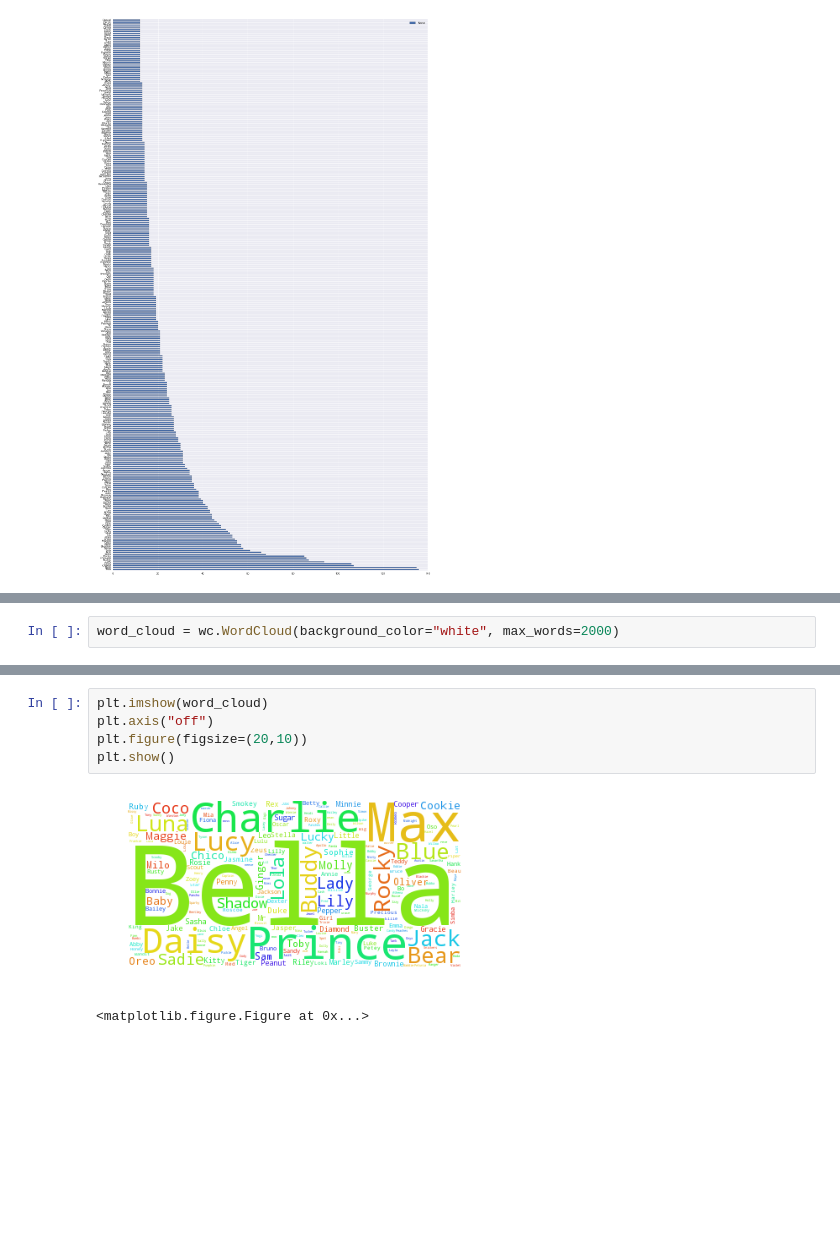
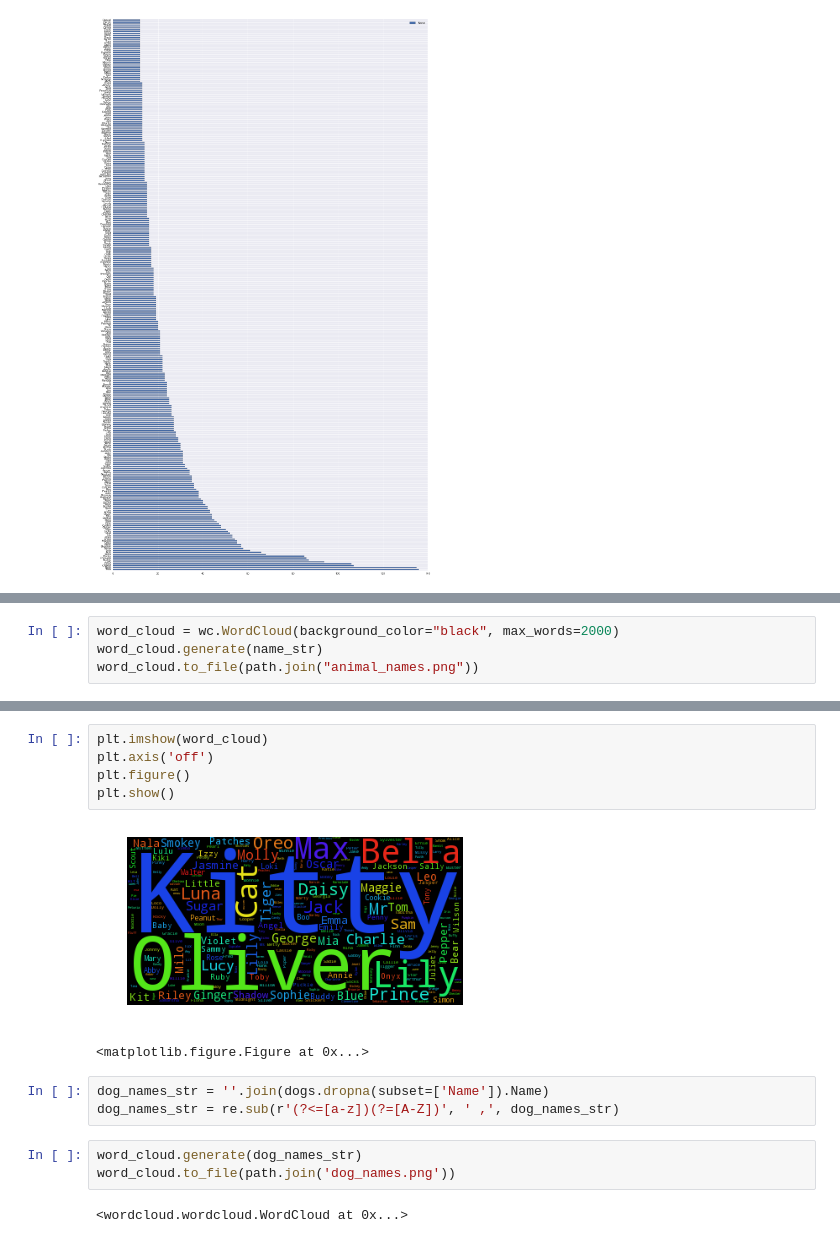
Before and after one commit to BarnetteME1/shelter_animals, a Jupyter notebook: Data exploration.ipynb, the cells around one changed output, grey strips where cells are left out. Saved outputs shown, nothing was run; the diff lists cells and outputs as text; blank space fills up the shorter version.

Commit message:
subsets of dogs and cats names for wordcloud

```diff
--- a/Data exploration.ipynb
+++ b/Data exploration.ipynb
@@ -97,0 +75,4 @@ name_str = ''.join(animal_shelter.dropna(subset=['Name']).Name)
+# %%
+word_cloud = wc.WordCloud(background_color="black", max_words=2000)
+word_cloud.generate(name_str)
+word_cloud.to_file(path.join("animal_names.png"))
@@ -100,2 +91,0 @@ name_str = re.sub(r'(?<=[a-z])(?=[A-Z])', ', ', name_str)
-# %%
-word_cloud = wc.WordCloud(background_color="white", max_words=2000)
@@ -109,9 +96,17 @@ word_cloud.to_file(path.join("animal_names.png"))
 <wordcloud.wordcloud.WordCloud at 0x...>
 # %%
 plt.imshow(word_cloud)
-plt.axis("off")
-plt.figure(figsize=(20,10))
+plt.axis('off')
+plt.figure()
 plt.show()
 # %% [output]
-[figure, old version]
+[figure, new version]
 <matplotlib.figure.Figure at 0x...>
+# %%
+dog_names_str = ''.join(dogs.dropna(subset=['Name']).Name)
+dog_names_str = re.sub(r'(?<=[a-z])(?=[A-Z])', ' ,', dog_names_str)
+# %%
+word_cloud.generate(dog_names_str)
+word_cloud.to_file(path.join('dog_names.png'))
+# %% [output]
+<wordcloud.wordcloud.WordCloud at 0x...>
```
Also changed, not shown: parts of 9 cells of this notebook, 3 other files.
